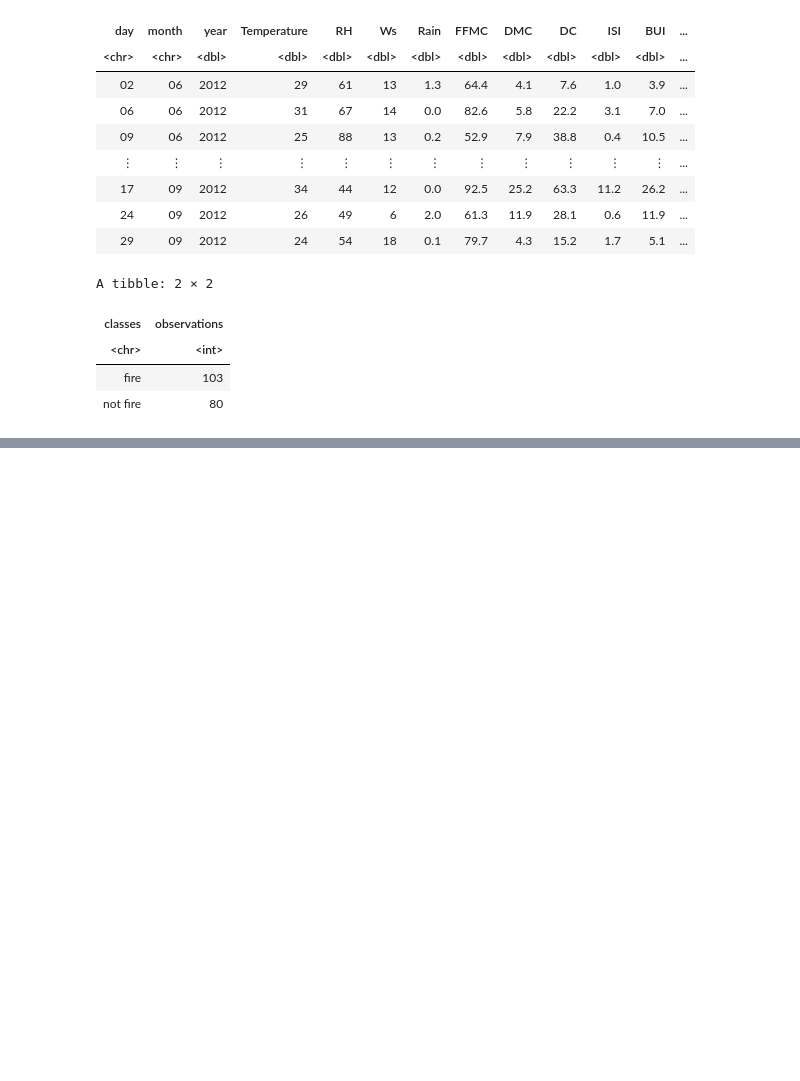
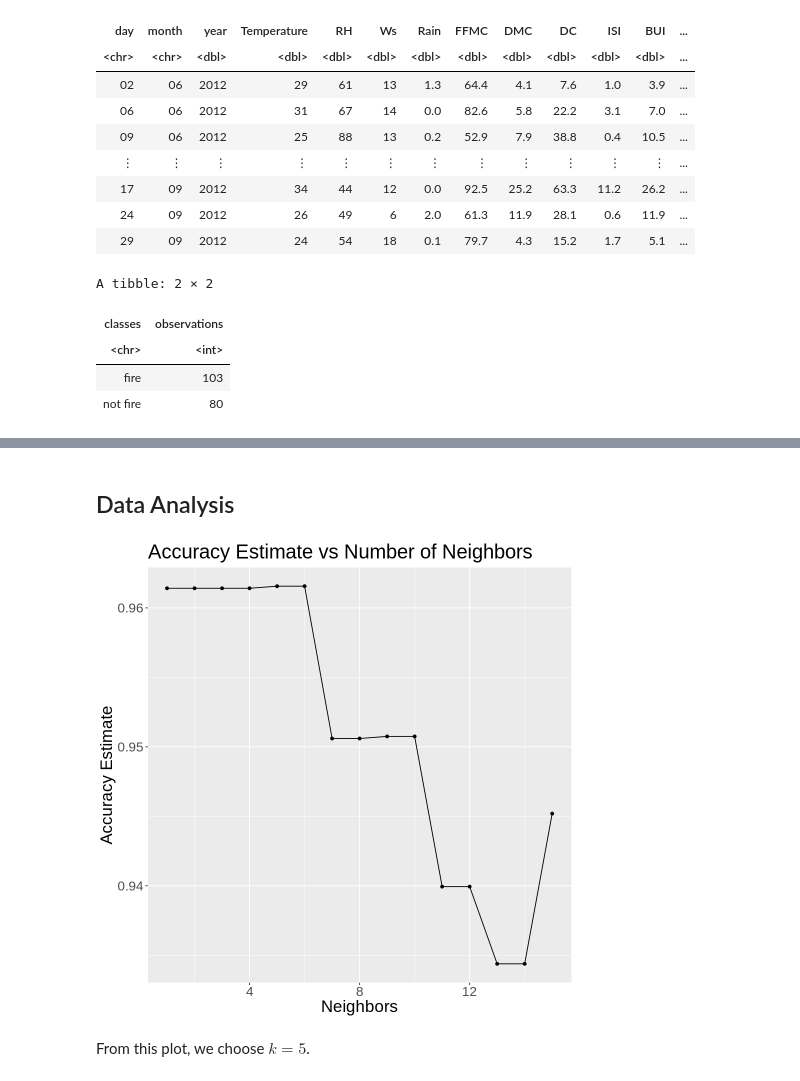
Before and after one commit to AKNeyugn/dsci100-002-group9-project, a Jupyter notebook: Final Project.ipynb, the cells around one changed output, grey strips where cells are left out. Cells and saved outputs as stored; diff of their text form; code cells hidden in the pictures; blank space fills up the shorter version.

Commit message:
Completed data analysis
- cross-validation for K tuning
- trained model with tuned K
- predict on test set and report accuracy & confusion matrix

```diff
--- a/Final Project.ipynb
+++ b/Final Project.ipynb
@@ -202,0 +211,44 @@ ffmc_dc_plot
+# %% [markdown]
+## Data Analysis
+# %%
+###
+#   Cross-validation for K-NN model tuning
+###
+
+# Create recipe for data pre-processing from training dataset
+fire_recipe <- recipe(Classes ~ FFMC + DC, data = fire_train) %>%
+    step_scale(all_predictors()) %>%
+    step_center(all_predictors()) %>%
+    prep()
+
+# Create 5 fold splits of training data
+fire_vfold <- vfold_cv(fire_train, v = 5, strata = Classes)
+
+# Define K-NN model specification for K tuning
+knn_spec_tune <- nearest_neighbor(weight_func = "rectangular", neighbors = tune()) %>%
+    set_engine("kknn") %>%
+    set_mode("classification")
+
+# Perform cross-validation with 15 values of K
+k_vals <- tibble(neighbors = seq(from = 1, to = 15, by = 1))
+knn_results_tune <- workflow() %>%
+    add_recipe(fire_recipe) %>%
+    add_model(knn_spec_tune) %>%
+    tune_grid(resamples = fire_vfold, grid = k_vals) %>%
+    collect_metrics()
+# knn_results_tune
+
+# Plot accuracy vs K
+accuracy_vs_k <- knn_results_tune %>%
+    filter(.metric == "accuracy") %>%
+    ggplot(aes(x = neighbors, y = mean)) +
+        geom_point() +
+        geom_line() +
+        labs(x = "Neighbors", y = "Accuracy Estimate") +
+        ggtitle("Accuracy Estimate vs Number of Neighbors") +
+        theme(text = element_text(size = 20))
+accuracy_vs_k
+# %% [output]
+[figure, added]
+# %% [markdown]
+From this plot, we choose $k = 5$.
```
Also changed, not shown: parts of 9 cells of this notebook.
